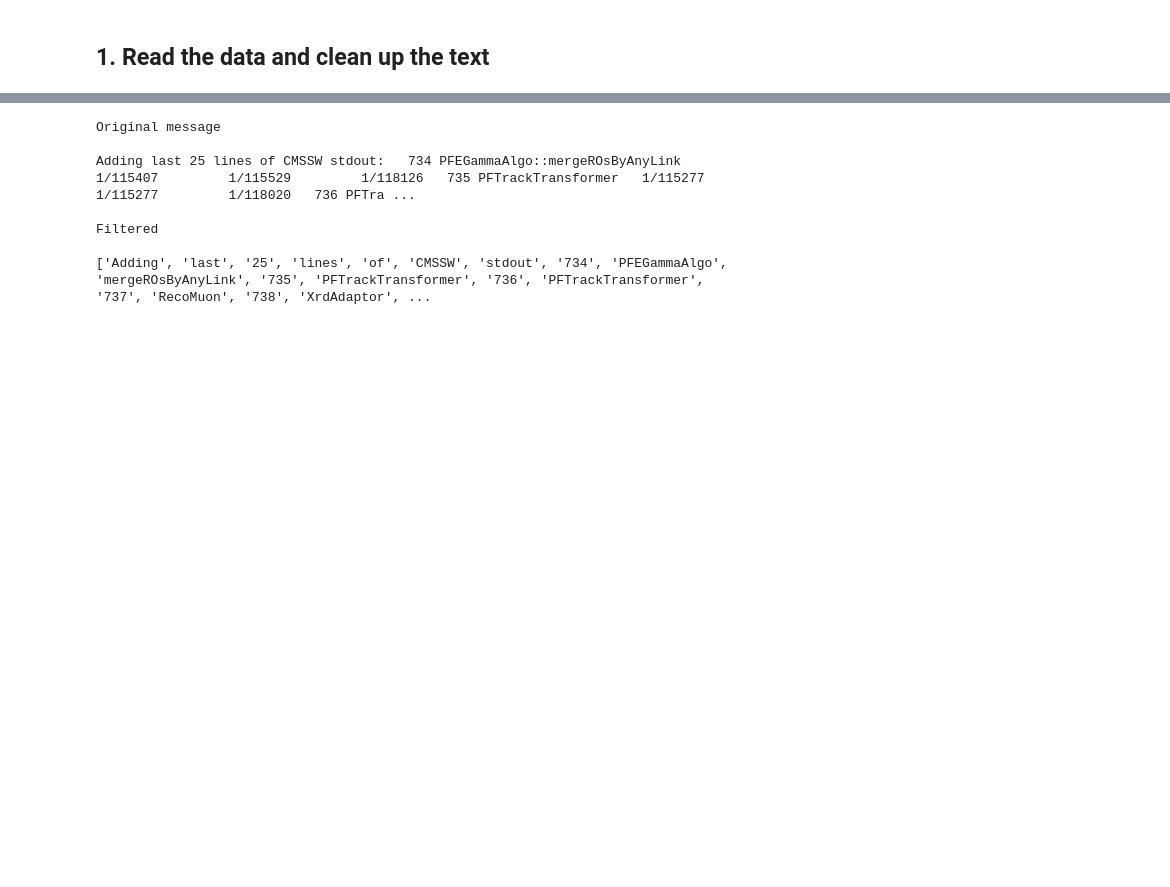
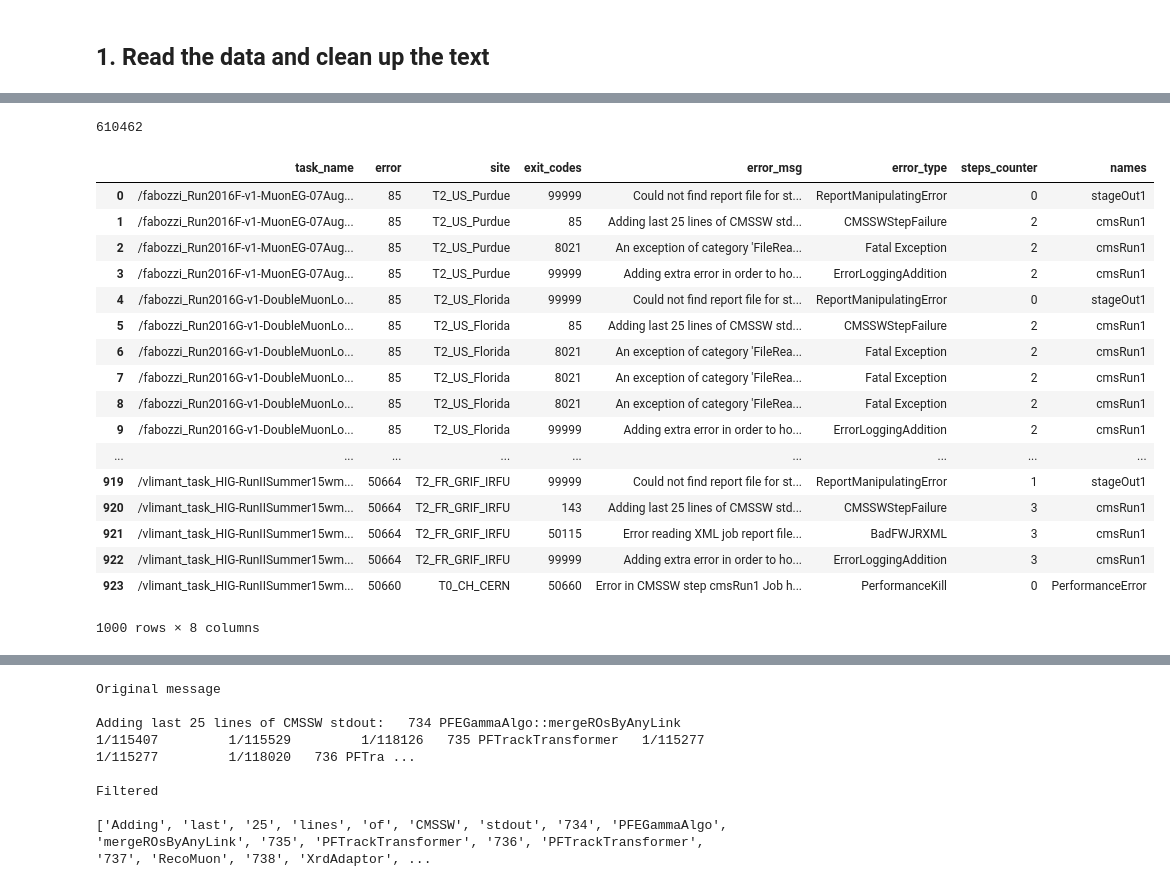
Before and after one commit to llayer/AIErrorLogAnalysis, a Jupyter notebook: spark/train_word2vec.ipynb, the cells around one changed output, grey strips where cells are left out. Drawn from its saved outputs; the diff is of its cells as text; code cells hidden in the pictures; blank space fills up the shorter version.

```diff
--- a/spark/train_word2vec.ipynb
+++ b/spark/train_word2vec.ipynb
@@ -21,0 +40,19 @@ df_msg = pd.read_csv('/eos/user/l/llayer/AIErrorHandling/df_error_msg_exitcodes.
+# %%
+time_chunks =  [
+                (20170101, 20171009),
+                (20171011, 20180301),
+                (20180301, 20180601),
+                (20180601, 20181101),
+                (20181101, 20190207),
+                (20190207, 20190801),
+                ]
+
+dfs = []
+for time in time_chunks:
+    t1, t2 = str(time[0]), str(time[1])
+    frame = pd.read_hdf( 'messages_filtered_' + t1 + '_' + t2 + '.h5' )
+    dfs.append( frame[['task_name', 'error',  'site', 'exit_codes', 'error_msg', 'error_type', 'steps_counter', 'names']])
+# %%
+dfs = pd.concat(dfs, ignore_index=True)
+# %%
+dfs = dfs.drop(columns=['readTotalSecs', 'NumberOfStreams', 'NumberOfThreads'])
@@ -21,0 +74,29 @@ df_msg = pd.read_csv('/eos/user/l/llayer/AIErrorHandling/df_error_msg_exitcodes.
+# %%
+len(dfs)
+# %% [output]
+610462
+# %%
+import pandas as pd
+pd.set_option('display.max_rows', 500)
+pd.set_option('display.max_columns', 500)
+pd.set_option('display.width', 1000)
+dfs.head(1000)
+# %% [output]
+|  | task_name | error | site | exit_codes | error_msg | error_type | steps_counter | names |
+| 0 | /fabozzi_Run2016F-v1-MuonEG-07Aug... | 85 | T2_US_Purdue | 99999 | Could not find report file for st... | ReportManipulatingError | 0 | stageOut1 |
+| 1 | /fabozzi_Run2016F-v1-MuonEG-07Aug... | 85 | T2_US_Purdue | 85 | Adding last 25 lines of CMSSW std... | CMSSWStepFailure | 2 | cmsRun1 |
+| 2 | /fabozzi_Run2016F-v1-MuonEG-07Aug... | 85 | T2_US_Purdue | 8021 | An exception of category 'FileRea... | Fatal Exception | 2 | cmsRun1 |
+| 3 | /fabozzi_Run2016F-v1-MuonEG-07Aug... | 85 | T2_US_Purdue | 99999 | Adding extra error in order to ho... | ErrorLoggingAddition | 2 | cmsRun1 |
+| 4 | /fabozzi_Run2016G-v1-DoubleMuonLo... | 85 | T2_US_Florida | 99999 | Could not find report file for st... | ReportManipulatingError | 0 | stageOut1 |
+| 5 | /fabozzi_Run2016G-v1-DoubleMuonLo... | 85 | T2_US_Florida | 85 | Adding last 25 lines of CMSSW std... | CMSSWStepFailure | 2 | cmsRun1 |
+| 6 | /fabozzi_Run2016G-v1-DoubleMuonLo... | 85 | T2_US_Florida | 8021 | An exception of category 'FileRea... | Fatal Exception | 2 | cmsRun1 |
+| 7 | /fabozzi_Run2016G-v1-DoubleMuonLo... | 85 | T2_US_Florida | 8021 | An exception of category 'FileRea... | Fatal Exception | 2 | cmsRun1 |
+| 8 | /fabozzi_Run2016G-v1-DoubleMuonLo... | 85 | T2_US_Florida | 8021 | An exception of category 'FileRea... | Fatal Exception | 2 | cmsRun1 |
+| 9 | /fabozzi_Run2016G-v1-DoubleMuonLo... | 85 | T2_US_Florida | 99999 | Adding extra error in order to ho... | ErrorLoggingAddition | 2 | cmsRun1 |
+| ... | ... | ... | ... | ... | ... | ... | ... | ... |
+| 919 | /vlimant_task_HIG-RunIISummer15wm... | 50664 | T2_FR_GRIF_IRFU | 99999 | Could not find report file for st... | ReportManipulatingError | 1 | stageOut1 |
+| 920 | /vlimant_task_HIG-RunIISummer15wm... | 50664 | T2_FR_GRIF_IRFU | 143 | Adding last 25 lines of CMSSW std... | CMSSWStepFailure | 3 | cmsRun1 |
+| 921 | /vlimant_task_HIG-RunIISummer15wm... | 50664 | T2_FR_GRIF_IRFU | 50115 | Error reading XML job report file... | BadFWJRXML | 3 | cmsRun1 |
+| 922 | /vlimant_task_HIG-RunIISummer15wm... | 50664 | T2_FR_GRIF_IRFU | 99999 | Adding extra error in order to ho... | ErrorLoggingAddition | 3 | cmsRun1 |
+| 923 | /vlimant_task_HIG-RunIISummer15wm... | 50660 | T0_CH_CERN | 50660 | Error in CMSSW step cmsRun1 Job h... | PerformanceKill | 0 | PerformanceError |
+1000 rows × 8 columns
```
Also changed, not shown: parts of 79 cells of this notebook, 2 other files.
